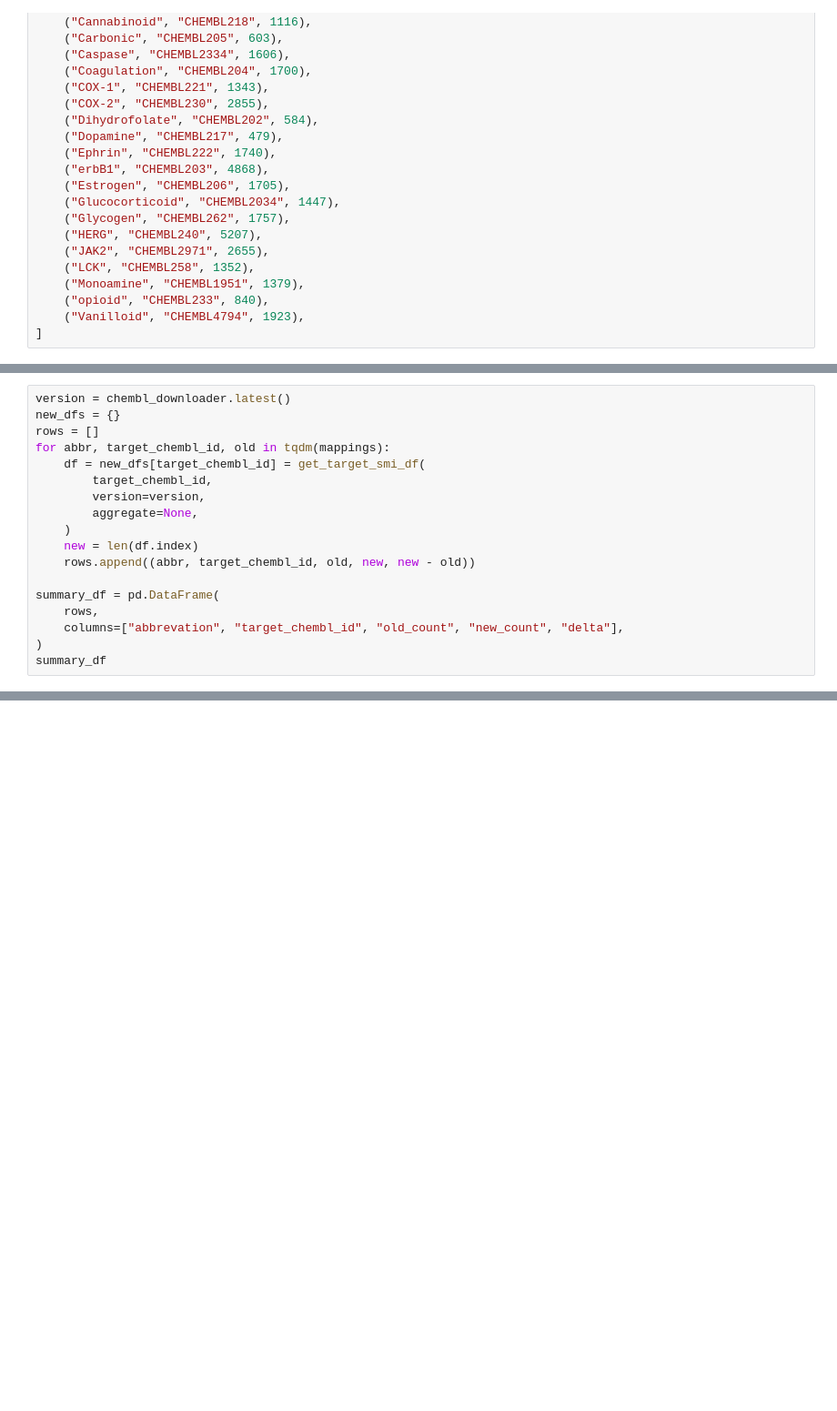
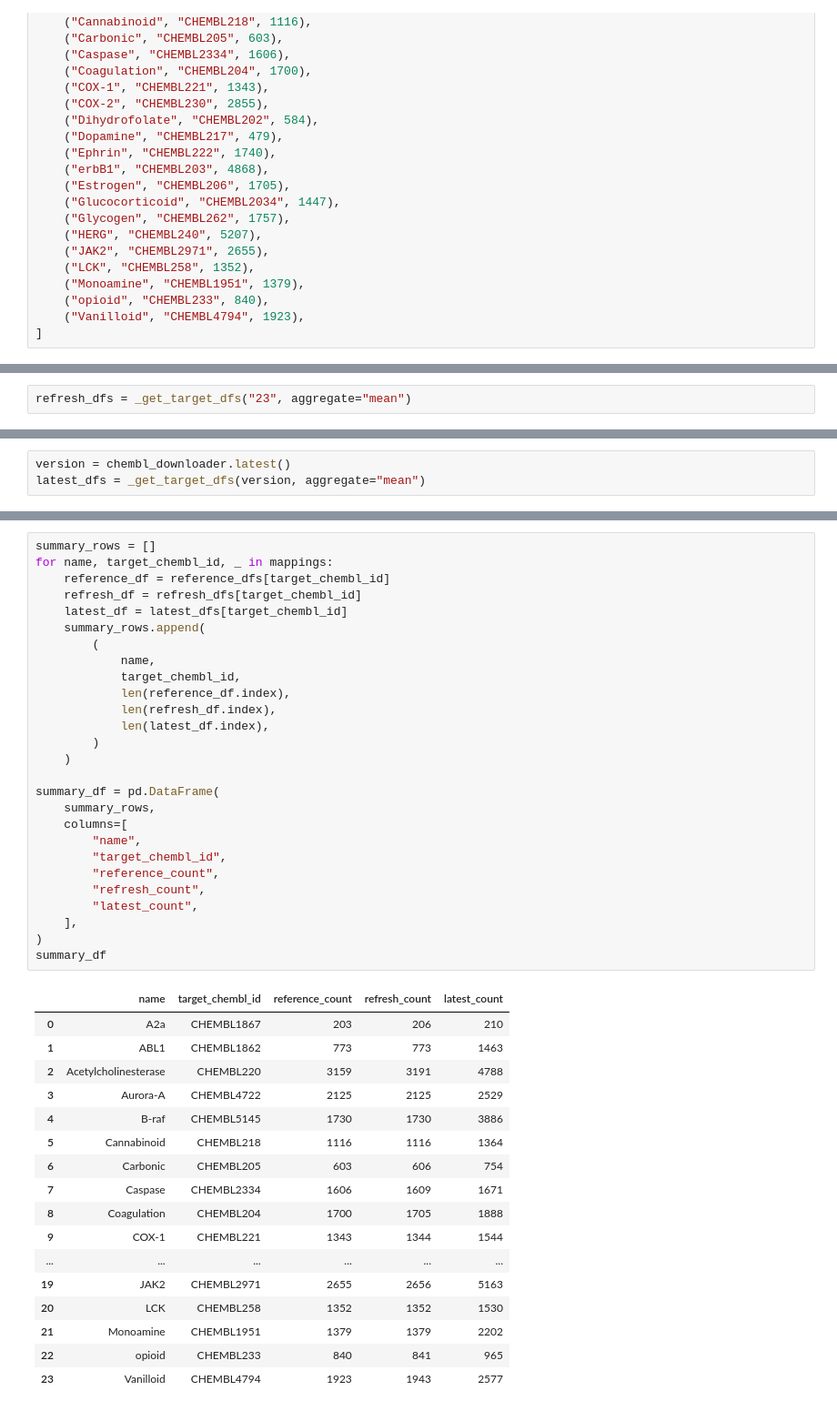
Before and after one commit to cthoyt/chembl-downloader, a Jupyter notebook: notebooks/cortes-ciriano-refresh.ipynb, the cells around one changed output, grey strips where cells are left out. Shown at 91% size. Saved outputs shown, nothing was run; the diff lists cells and outputs as text; blank space fills up the shorter version.

```diff
--- a/notebooks/cortes-ciriano-refresh.ipynb
+++ b/notebooks/cortes-ciriano-refresh.ipynb
@@ -104,0 +125,2 @@ CHEMBL202: 0.00molecule [00:00, ?molecule/s]
+# %%
+refresh_dfs = _get_target_dfs("23", aggregate="mean")
@@ -105,18 +129,3 @@ CHEMBL202: 0.00molecule [00:00, ?molecule/s]
 # %%
 version = chembl_downloader.latest()
-new_dfs = {}
-rows = []
-for abbr, target_chembl_id, old in tqdm(mappings):
-    df = new_dfs[target_chembl_id] = get_target_smi_df(
-        target_chembl_id,
-        version=version,
-        aggregate=None,
-    )
-    new = len(df.index)
-    rows.append((abbr, target_chembl_id, old, new, new - old))
-
-summary_df = pd.DataFrame(
-    rows,
-    columns=["abbrevation", "target_chembl_id", "old_count", "new_count", "delta"],
-)
-summary_df
+latest_dfs = _get_target_dfs(version, aggregate="mean")
@@ -140,0 +136,45 @@ summary_df
+# %%
+summary_rows = []
+for name, target_chembl_id, _ in mappings:
+    reference_df = reference_dfs[target_chembl_id]
+    refresh_df = refresh_dfs[target_chembl_id]
+    latest_df = latest_dfs[target_chembl_id]
+    summary_rows.append(
+        (
+            name,
+            target_chembl_id,
+            len(reference_df.index),
+            len(refresh_df.index),
+            len(latest_df.index),
+        )
+    )
+
+summary_df = pd.DataFrame(
+    summary_rows,
+    columns=[
+        "name",
+        "target_chembl_id",
+        "reference_count",
+        "refresh_count",
+        "latest_count",
+    ],
+)
+summary_df
+# %% [output]
+|  | name | target_chembl_id | reference_count | refresh_count | latest_count |
+| 0 | A2a | CHEMBL1867 | 203 | 206 | 210 |
+| 1 | ABL1 | CHEMBL1862 | 773 | 773 | 1463 |
+| 2 | Acetylcholinesterase | CHEMBL220 | 3159 | 3191 | 4788 |
+| 3 | Aurora-A | CHEMBL4722 | 2125 | 2125 | 2529 |
+| 4 | B-raf | CHEMBL5145 | 1730 | 1730 | 3886 |
+| 5 | Cannabinoid | CHEMBL218 | 1116 | 1116 | 1364 |
+| 6 | Carbonic | CHEMBL205 | 603 | 606 | 754 |
+| 7 | Caspase | CHEMBL2334 | 1606 | 1609 | 1671 |
+| 8 | Coagulation | CHEMBL204 | 1700 | 1705 | 1888 |
+| 9 | COX-1 | CHEMBL221 | 1343 | 1344 | 1544 |
+| ... | ... | ... | ... | ... | ... |
+| 19 | JAK2 | CHEMBL2971 | 2655 | 2656 | 5163 |
+| 20 | LCK | CHEMBL258 | 1352 | 1352 | 1530 |
+| 21 | Monoamine | CHEMBL1951 | 1379 | 1379 | 2202 |
+| 22 | opioid | CHEMBL233 | 840 | 841 | 965 |
+| 23 | Vanilloid | CHEMBL4794 | 1923 | 1943 | 2577 |
```
Also changed, not shown: parts of 22 cells of this notebook, 2 other files.
